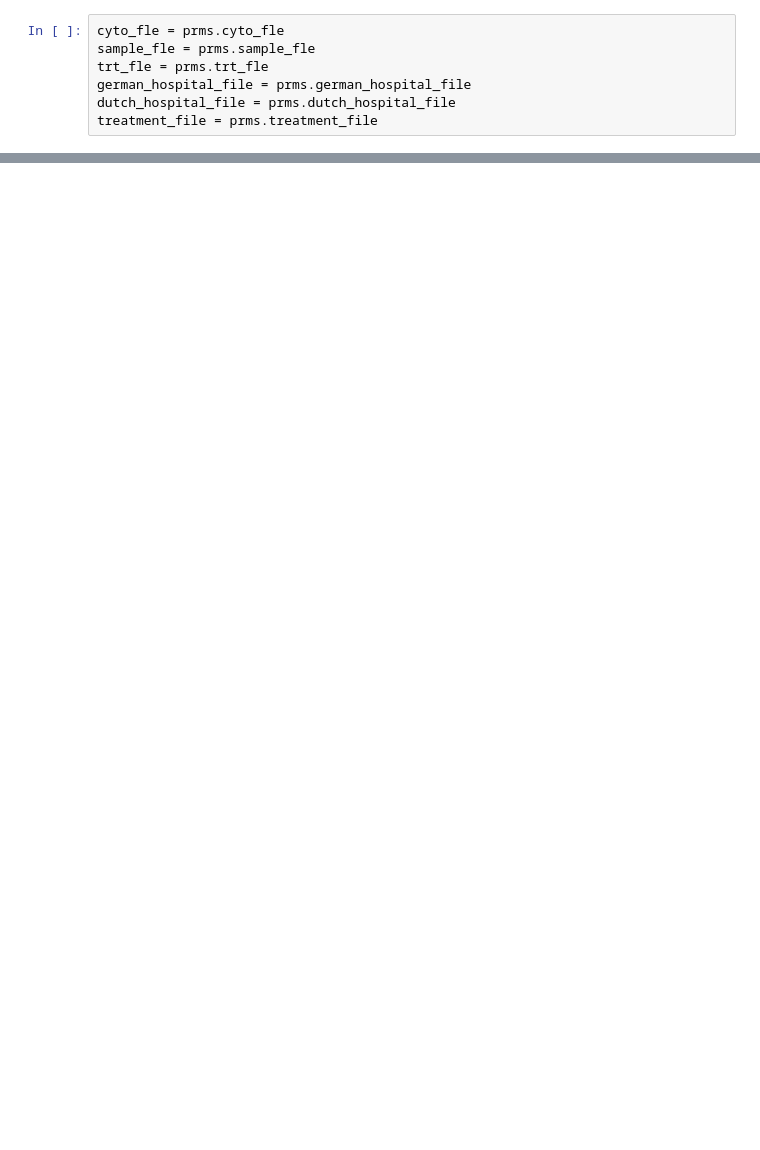
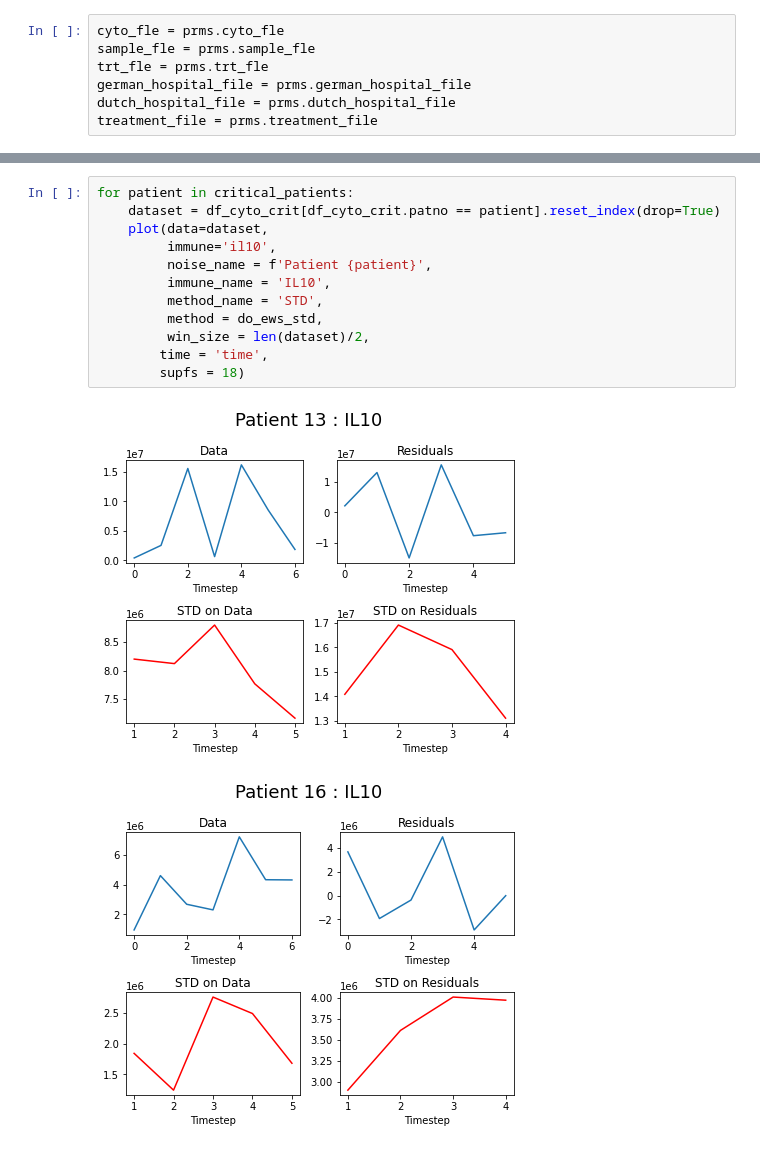
Before and after one commit to UvaCsl/immune-ct, a Jupyter notebook: Part IV - EWS on Data.ipynb, the cells around one changed output, grey strips where cells are left out. Cells and saved outputs as stored; diff of their text form; blank space fills up the shorter version.

```diff
--- a/Part IV - EWS on Data.ipynb
+++ b/Part IV - EWS on Data.ipynb
@@ -65,0 +114,15 @@ array([-4.460e+02,  2.660e+02,  5.600e+01, -1.400e+01, -2.960e+02,
+# %%
+for patient in critical_patients:
+    dataset = df_cyto_crit[df_cyto_crit.patno == patient].reset_index(drop=True)
+    plot(data=dataset,
+         immune='il10',
+         noise_name = f'Patient {patient}',
+         immune_name = 'IL10',
+         method_name = 'STD',
+         method = do_ews_std,
+         win_size = len(dataset)/2,
+        time = 'time',
+        supfs = 18)
+# %% [output]
+[figure, added]
+[figure, added]
```
Also changed, not shown: parts of 44 cells of this notebook, 3 other files.
